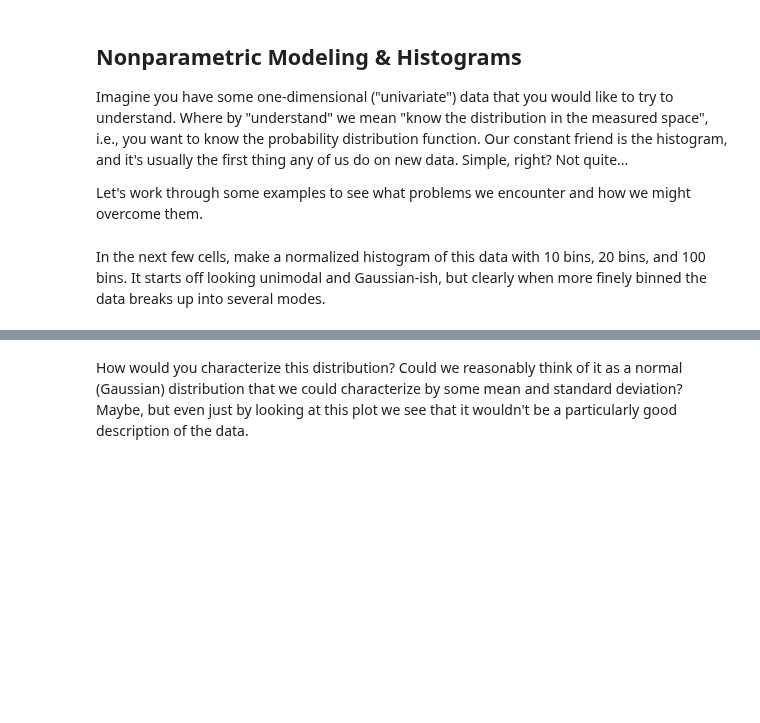
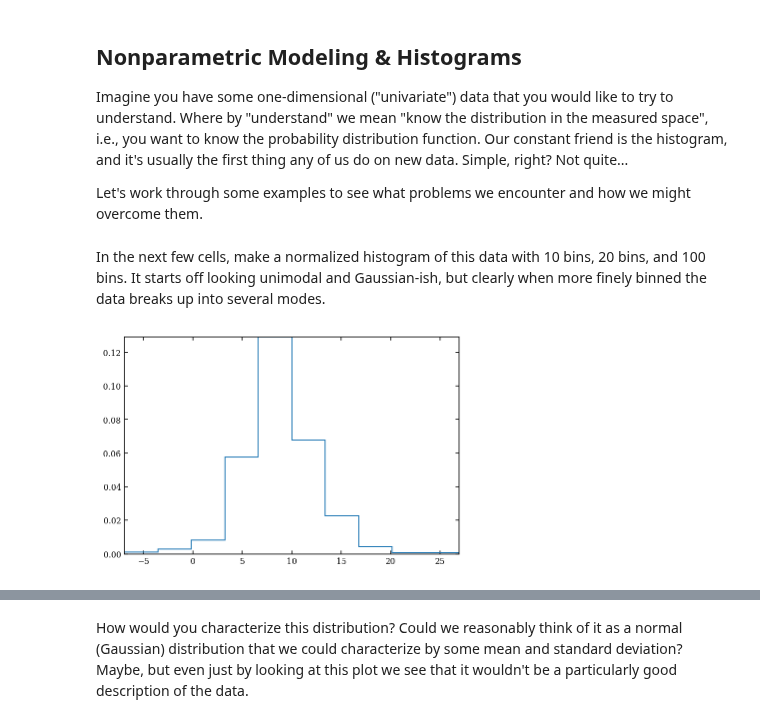
Before and after one commit to dgerosa/astrostatistics_bicocca_2023, a Jupyter notebook: lectures/L07_frequentist.ipynb, the cells around one changed output, grey strips where cells are left out. Saved outputs shown, nothing was run; the diff lists cells and outputs as text; code cells hidden in the pictures; blank space fills up the shorter version.

```diff
--- a/lectures/L07_frequentist.ipynb
+++ b/lectures/L07_frequentist.ipynb
@@ -506,0 +504,4 @@ plt.hist(x,___,___);
+# %%
+plt.hist(x,bins=10,histtype='step', density=True);
+# %% [output]
+[figure, added]
```
Also changed, not shown: parts of 27 cells of this notebook.
